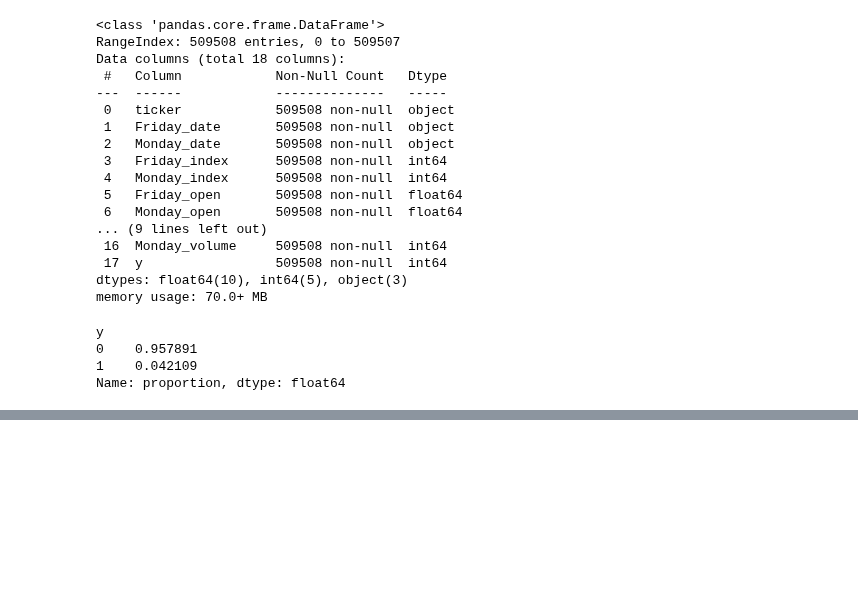
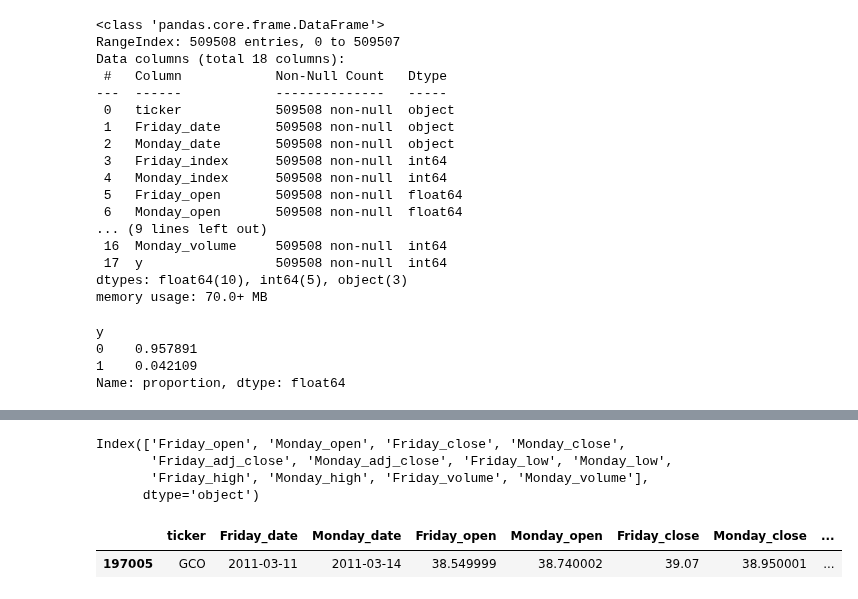
Before and after one commit to ghuckabe/DSTMarketAnalysis, a Jupyter notebook: kaggle_consumer_classify.ipynb, the cells around one changed output, grey strips where cells are left out. Cells and saved outputs as stored; diff of their text form; code cells hidden in the pictures; blank space fills up the shorter version.

```diff
--- a/kaggle_consumer_classify.ipynb
+++ b/kaggle_consumer_classify.ipynb
@@ -460,0 +469,7 @@ Name: proportion, dtype: float64
+# %%
+metrics
+# %% [output]
+Index(['Friday_open', 'Monday_open', 'Friday_close', 'Monday_close',
+       'Friday_adj_close', 'Monday_adj_close', 'Friday_low', 'Monday_low',
+       'Friday_high', 'Monday_high', 'Friday_volume', 'Monday_volume'],
+      dtype='object')
@@ -460,0 +481,5 @@ Name: proportion, dtype: float64
+# %%
+consumer.sample()
+# %% [output]
+|  | ticker | Friday_date | Monday_date | Friday_open | Monday_open | Friday_close | Monday_close | ... |
+| 197005 | GCO | 2011-03-11 | 2011-03-14 | 38.549999 | 38.740002 | 39.07 | 38.950001 | ... |
```
Also changed, not shown: parts of 29 cells of this notebook.
